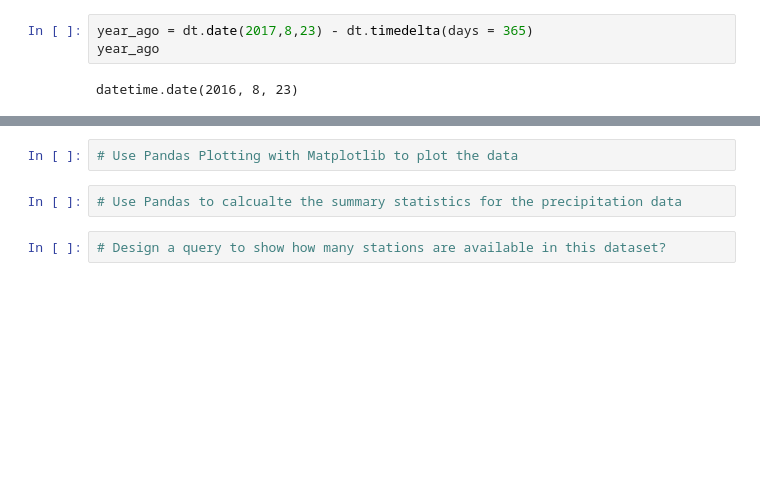
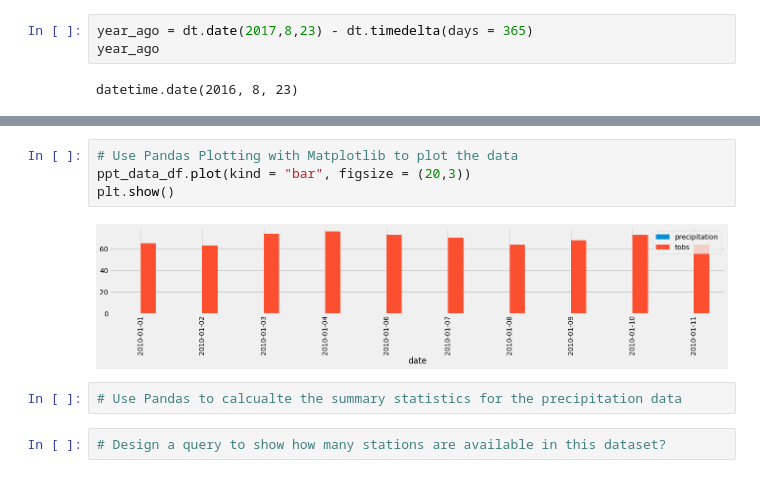
Before and after one commit to aidixon/sqlalchemy-challenge, a Jupyter notebook: app.py.ipynb, the cells around one changed output, grey strips where cells are left out. Cells and saved outputs as stored; diff of their text form; blank space fills up the shorter version.

```diff
--- a/app.py.ipynb
+++ b/app.py.ipynb
@@ -197,5 +197,9 @@ ppt_data_df = pd.DataFrame(ppt_data[:10], columns=['precipitation', 'tobs'])
 # %%
 # Use Pandas Plotting with Matplotlib to plot the data
+ppt_data_df.plot(kind = "bar", figsize = (20,3))
+plt.show()
+# %% [output]
+[figure, added]
 # %%
 # Use Pandas to calcualte the summary statistics for the precipitation data
 # %%
```
Also changed, not shown: parts of 4 cells of this notebook.
